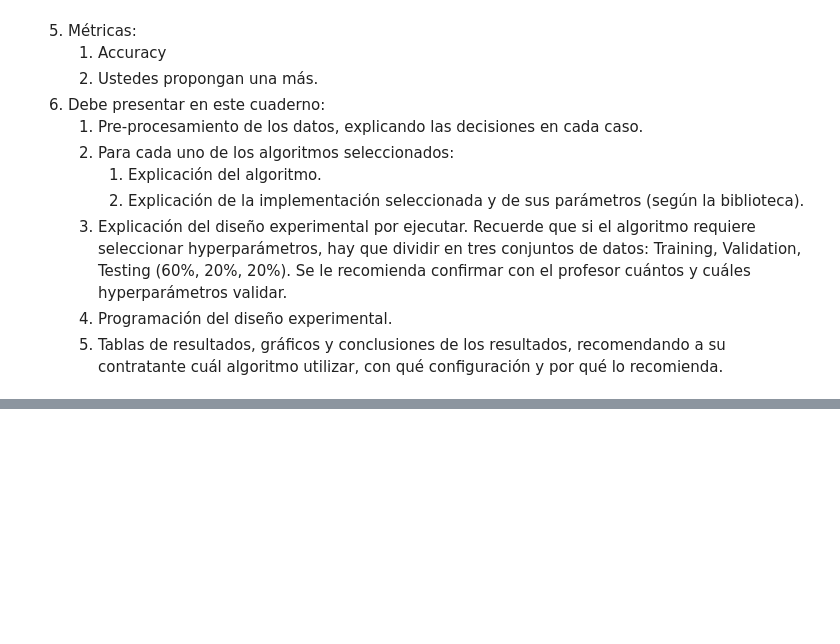
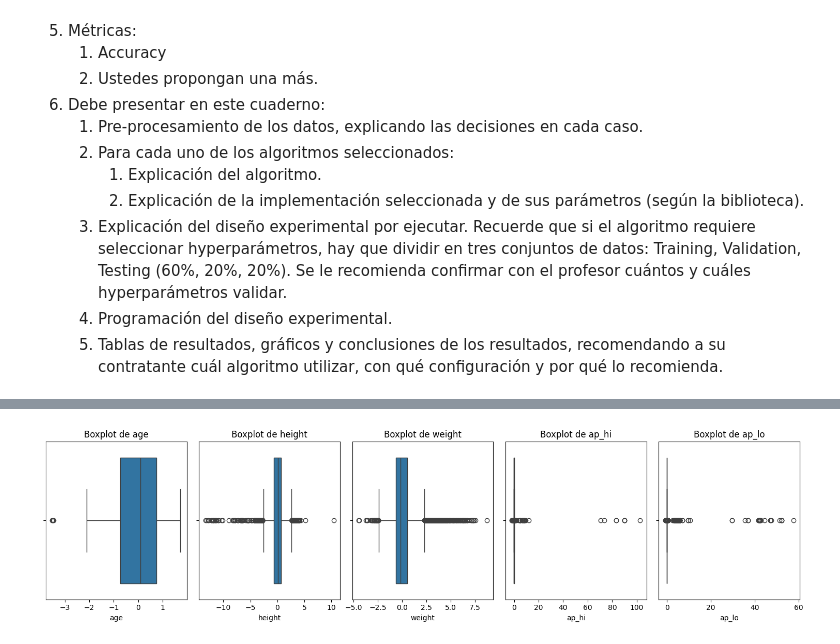
Before and after one commit to Celina1906/TP-2, a Jupyter notebook: 2023-2-Trabajo_Practico_2.ipynb, the cells around one changed output, grey strips where cells are left out. Saved outputs shown, nothing was run; the diff lists cells and outputs as text; code cells hidden in the pictures; blank space fills up the shorter version.

```diff
--- a/2023-2-Trabajo_Practico_2.ipynb
+++ b/2023-2-Trabajo_Practico_2.ipynb
@@ -325,0 +342,4 @@ ___
+# %%
+data = pd.read_csv("cardio.csv", sep=';')
+# Mostrar los 10 primeros resultados
+display(data.head(10))
@@ -325,0 +405,24 @@ ___
+# %%
+#4
+scaler = StandardScaler()
+num_features = ['age', 'height', 'weight', 'ap_hi', 'ap_lo']
+data[num_features] = scaler.fit_transform(data[num_features])
+# %%
+#5
+# Lista de características numéricas
+numerical_features = ['age', 'height', 'weight', 'ap_hi', 'ap_lo']
+
+# Crear una figura que contendrá los gráficos
+fig, axes = plt.subplots(1, len(numerical_features), figsize=(15, 4))
+
+# Generar y mostrar los gráficos de caja
+for i, feature in enumerate(numerical_features):
+    sns.boxplot(data=data, x=feature, ax=axes[i])
+    axes[i].set_title(f'Boxplot de {feature}')
+    axes[i].set_xlabel(feature)
+
+# Ajustar el espaciado y mostrar la figura
+plt.tight_layout()
+plt.show()
+# %% [output]
+[figure, added]
```
Also changed, not shown: parts of 12 cells of this notebook.
